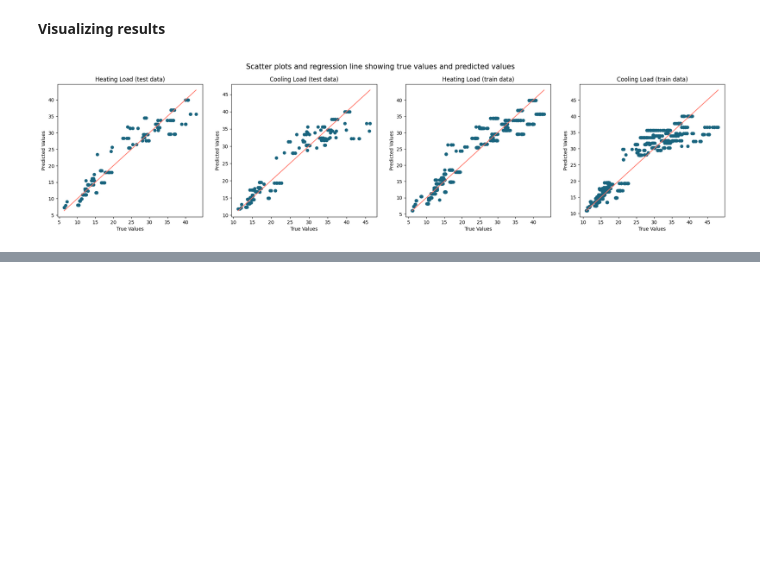
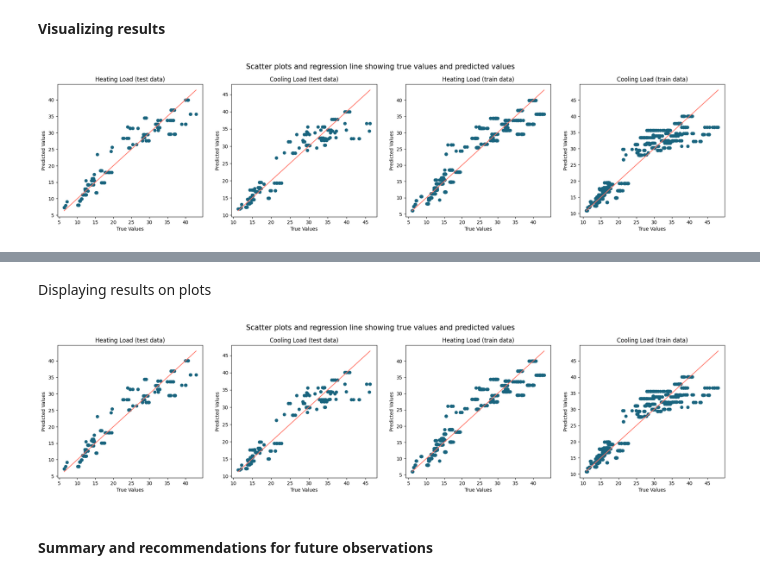
Before and after one commit to dalimvc/Regression-Models, a Jupyter notebook: 24-AS1-b21dalmi.ipynb, the cells around one changed output, grey strips where cells are left out. Cells and saved outputs as stored; diff of their text form; code cells hidden in the pictures; blank space fills up the shorter version.

Commit message:
ridge regression

```diff
--- a/24-AS1-b21dalmi.ipynb
+++ b/24-AS1-b21dalmi.ipynb
@@ -345,0 +354,15 @@ plt.show()
+# %%
+alpha_values = [0.01, 0.1, 0.5, 1, 5, 10, 50, 100, 500, 1000] #manuialy setting values for alpha, it will be used later
+#RidgeCV will combine cross-validation with ridge regression in order to identify best alpha
+#alpha will test my alpha_values
+#negative mean squared error can be used for evaluation metrics, the more negative neg_mean_squared_error, the better; model will chose appha that gives lowest neg_mean_squared_error
+#cv means cross-validation; this model will be usinmg 5 fold cross-validation
+#that means that 5 times, data (training data) will be split into 5 new parts, 4 for training and 1 for testing
+ridge_cross_validation_model = RidgeCV(alphas=alpha_values, scoring='neg_mean_squared_error', cv=5)
+
+#fitting the model with training data with using best alpha
+ridge_cross_validation_model.fit(x_train_scaled, y_train)
+
+#getting the best alpha that is used in the model
+best_alpha = ridge_cross_validation_model.alpha_
+print(f"Best alpha: {best_alpha}")
@@ -345,0 +373,3 @@ plt.show()
+# %%
+y_pred_train_ridge_reg = ridge_cross_validation_model.predict(x_train_scaled) #prediction Y for training data
+y_pred_test_ridge_reg = ridge_cross_validation_model.predict(x_test_scaled) #prediction Y for testing data
@@ -345,0 +393,38 @@ plt.show()
+# %% [markdown]
+Displaying results on plots
+# %%
+#plot wil 1X4 subplots
+figure, axs = plt.subplots(1, 4, figsize=(25, 5))
+axs = axs.flatten()
+
+axs[0].scatter(y_test['Heating_Load'], y_pred_test_ridge_reg[:, 0], color=my_colors[0]) #scatter plot for Heating_Load test values
+axs[0].plot([y_test['Heating_Load'].min(), y_test['Heating_Load'].max()], [y_test['Heating_Load'].min(), y_test['Heating_Load'].max()], color=my_colors[2]) #regression line for Heating_Load test values
+axs[0].set_title("Heating Load (test data)")
+axs[0].set_xlabel("True Values")
+axs[0].set_ylabel("Predicted Values")
+
+axs[1].scatter(y_test['Cooling_Load'], y_pred_test_ridge_reg[:, 1], color=my_colors[0]) #scatter plot for Cooling_Load test values
+axs[1].plot([y_test['Cooling_Load'].min(), y_test['Cooling_Load'].max()], [y_test['Cooling_Load'].min(), y_test['Cooling_Load'].max()], color=my_colors[2]) #regression line for Cooling_Load test values
+axs[1].set_title("Cooling Load (test data)")
+axs[1].set_xlabel("True Values")
+axs[1].set_ylabel("Predicted Values")
+
+axs[2].scatter(y_train['Heating_Load'], y_pred_train_ridge_reg[:, 0], color=my_colors[0]) #scatter plot for Heating_Load train values
+axs[2].plot([y_train['Heating_Load'].min(), y_train['Heating_Load'].max()], [y_train['Heating_Load'].min(), y_train['Heating_Load'].max()], color=my_colors[2]) #regression line for Heating_Load train values
+axs[2].set_title("Heating Load (train data)")
+axs[2].set_xlabel("True Values")
+axs[2].set_ylabel("Predicted Values")
+
+axs[3].scatter(y_train['Cooling_Load'], y_pred_train_ridge_reg[:, 1], color=my_colors[0]) #scatter plot for Cooling_Load train values
+axs[3].plot([y_train['Cooling_Load'].min(), y_train['Cooling_Load'].max()], [y_train['Cooling_Load'].min(), y_train['Cooling_Load'].max()], color=my_colors[2]) #regression line for Cooling_Load train values
+axs[3].set_title("Cooling Load (train data)")
+axs[3].set_xlabel("True Values")
+axs[3].set_ylabel("Predicted Values")
+
+plt.suptitle("Scatter plots and regression line showing true values and predicted values", fontsize=15, y=1.0)
+plt.subplots_adjust(hspace=0.2, wspace=0.2) #adjusting space between plots
+plt.show()
+# %% [output]
+[figure, added]
+# %% [markdown]
+<h4>Summary and recommendations for future observations</h4>
```
Also changed, not shown: parts of 11 cells of this notebook.
